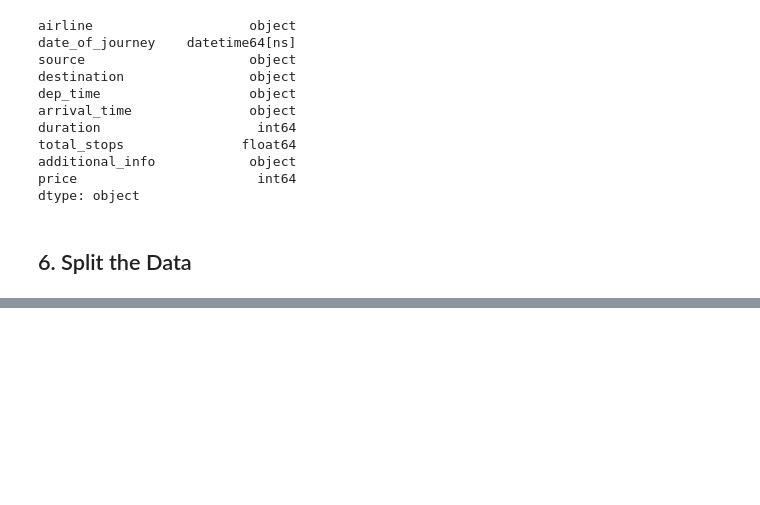
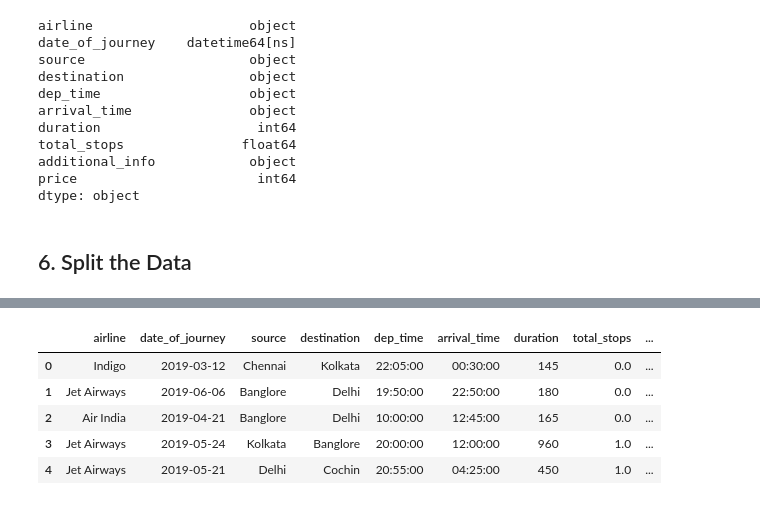
Before and after one commit to Joon-hub/Flight_Fare_Prediction, a Jupyter notebook: Notebooks/Data_cleaning.ipynb, the cells around one changed output, grey strips where cells are left out. Saved outputs shown, nothing was run; the diff lists cells and outputs as text; code cells hidden in the pictures; blank space fills up the shorter version.

```diff
--- a/Notebooks/Data_cleaning.ipynb
+++ b/Notebooks/Data_cleaning.ipynb
@@ -500,0 +534,9 @@ dtype: object
+# %%
+export_data(X_val, y_val, "val")
+# %% [output]
+|  | airline | date_of_journey | source | destination | dep_time | arrival_time | duration | total_stops | ... |
+| 0 | Indigo | 2019-03-12 | Chennai | Kolkata | 22:05:00 | 00:30:00 | 145 | 0.0 | ... |
+| 1 | Jet Airways | 2019-06-06 | Banglore | Delhi | 19:50:00 | 22:50:00 | 180 | 0.0 | ... |
+| 2 | Air India | 2019-04-21 | Banglore | Delhi | 10:00:00 | 12:45:00 | 165 | 0.0 | ... |
+| 3 | Jet Airways | 2019-05-24 | Kolkata | Banglore | 20:00:00 | 12:00:00 | 960 | 1.0 | ... |
+| 4 | Jet Airways | 2019-05-21 | Delhi | Cochin | 20:55:00 | 04:25:00 | 450 | 1.0 | ... |
```
Also changed, not shown: parts of 9 cells of this notebook, 3 other files.
